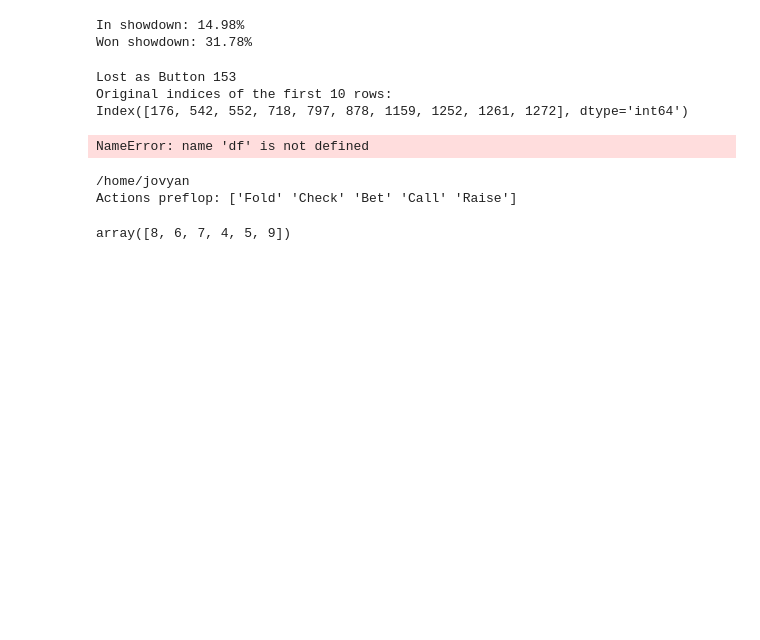
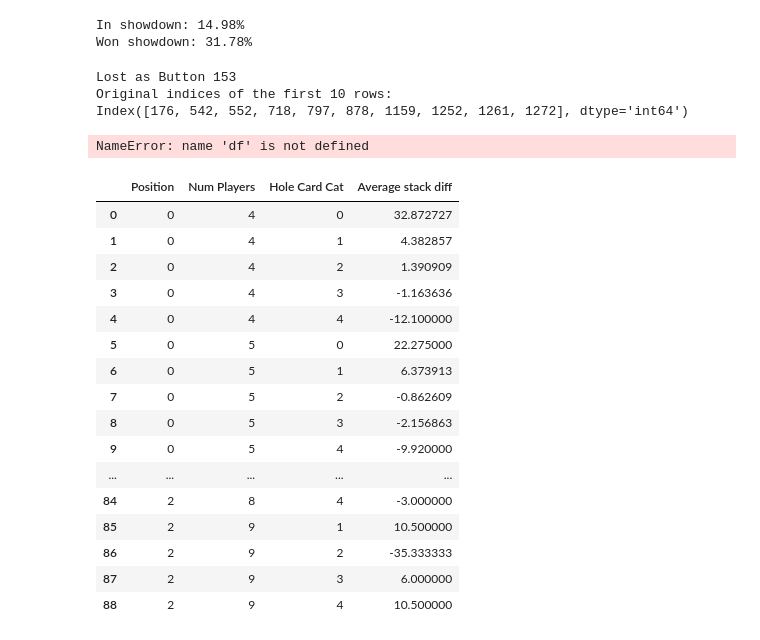
Before and after one commit to eric7237cire/poker_eval, a Jupyter notebook: python/Analyze.ipynb, the cells around one changed output. Drawn from its saved outputs; the diff is of its cells as text; code cells hidden in the pictures; blank space fills up the shorter version.

```diff
--- a/python/Analyze.ipynb
+++ b/python/Analyze.ipynb
@@ -93,36 +93,103 @@ folded_best.head(10)[['HERO_EQ_FLOP', 'HERO_EQ_TURN', 'HERO_EQ_RIVER']] * 100
 NameError: name 'df' is not defined
 # %%
 from pathlib import Path
+from re import S
 import pandas as pd
 import os
 
-print(os.getcwd())
+from arrow import get
+
+# print(os.getcwd())
 
 # Specify the path to your CSV file
 csv_file_path = Path('/home/jovyan/work/hand_history.csv')
 
 # print(list(csv_file_path.parent.iterdir()))
+# From the hole card analysis
+STR_GROUPS =[ "AA, KK, QQ, JJ, TT" ,
+    "AKs, AQs, AJs, ATs, A9s, A8s, AKo, KQs, KJs, KTs, AQo, KQo, AJo, ATo, A9o, 99, 88, 77, 66, 55",
+    "A7s, A6s, A5s, A4s, A3s, A2s, K9s, K8s, K7s, K6s, K5s, K4s, K3s, QJs, QTs, Q9s, Q8s, Q7s, Q6s, KJo, QJo, JTs, J9s, J8s, KTo, QTo, JTo, T9s, K9o, Q9o, J9o, A8o, K8o, Q8o, A7o, K7o, A6o, K6o, A5o, K5o, A4o, 44, A3o, 33, A2o, 22" ,
+    "K2s, Q5s, Q4s, Q3s, Q2s, J7s, J6s, J5s, J4s, J3s, J2s, T8s, T7s, T6s, T5s, T4s, T3s, T2s, T9o, 98s, 97s, 96s, 95s, 94s, J8o, T8o, 98o, 87s, 86s, 85s, Q7o, J7o, T7o, 97o, 87o, 76s, Q6o, J6o, T6o, 96o, Q5o, J5o, T5o, K4o, Q4o, J4o, K3o, Q3o, J3o, K2o, Q2o, J2o",
+    "93s, 92s, 84s, 83s, 82s, 75s, 74s, 73s, 72s, 86o, 76o, 65s, 64s, 63s, 62s, 95o, 85o, 75o, 65o, 54s, 53s, 52s, T4o, 94o, 84o, 74o, 64o, 54o, 43s, 42s, T3o, 93o, 83o, 73o, 63o, 53o, 43o, 32s, T2o, 92o, 82o, 72o, 62o, 52o, 42o, 32o"]
 
+GROUP_SETS = []
+for group in STR_GROUPS:
+    split_trimmed = [x.strip() for x in group.split(',')]
+    GROUP_SETS.append(set(split_trimmed))
 
 # Read the CSV file into a DataFrame
 df = pd.read_csv(csv_file_path)
+
+df['STACK_DIFF'] = df['FINAL_STACK'] - df['INIT_STACK']
 
 df['NODE1'] = (df['POSITION']  / 3).astype(int)
 df['NODE1'].unique()
 
 preflop = df[df['ACT_PREFLOP'].notna()].copy()
 
 preflop['NODE2'] = preflop['PLR_START_PREFLOP'].apply(lambda x: max(4, x))
 preflop['NODE2'].unique()
 
 
 flop = df[df['ACT_FLOP'].notna()].copy()
 
-print("Actions preflop: " + str(flop['ACT_FLOP'].unique()))
+# position is 0 if 1st to act, 1 if in the middle, and 2 if last to act
+def get_position(row):
+    num_players = row['PLR_START_FLOP']
+    players_before = row['PLR_BEFORE_HERO_FLOP']
+
+    if players_before == 0:
+        return 0
+    elif players_before == num_players - 1:
+        return 2
+    elif players_before <= num_players - 2:
+        return 1
+    else:
+        return 4
+
+flop['NODE1'] = flop.apply(lambda x: get_position(x), axis=1)
+
+# print(f"Positions: {flop['NODE1'].unique()}")
 
 flop['NODE2'] = flop['PLR_START_FLOP'].apply(lambda x: max(4, x))
 flop['NODE2'].unique()
+
+def get_group_set(simple_hole_cards: str):
+    for i, group_set in enumerate(GROUP_SETS):
+        if simple_hole_cards in group_set:
+            return i
+    return None
+
+flop['NODE3'] = flop['HOLE_CARDS_SIMPLE'].apply(lambda x: get_group_set(x))
+flop['HOLE_CARDS_SIMPLE'].unique()
+flop['NODE3'].unique()
+
+agg = flop.groupby(['NODE1', 'NODE2', 'NODE3'])['STACK_DIFF'].mean().reset_index()
+
+pd.set_option('display.max_columns', None)  # Show all columns
+pd.set_option('display.max_rows', None)     # Show all rows
+pd.set_option('display.width', None)        # Auto width adjustment
+
+# Example of renaming columns
+agg = agg.rename(columns={'NODE1': 'Position',
+                          'NODE2': 'Num Players', 'NODE3': 'Hole Card Cat', 'STACK_DIFF': 'Average stack diff'})
+
+agg
 # %% [output]
-/home/jovyan
-Actions preflop: ['Fold' 'Check' 'Bet' 'Call' 'Raise']
-array([8, 6, 7, 4, 5, 9])
+|  | Position | Num Players | Hole Card Cat | Average stack diff |
+| 0 | 0 | 4 | 0 | 32.872727 |
+| 1 | 0 | 4 | 1 | 4.382857 |
+| 2 | 0 | 4 | 2 | 1.390909 |
+| 3 | 0 | 4 | 3 | -1.163636 |
+| 4 | 0 | 4 | 4 | -12.100000 |
+| 5 | 0 | 5 | 0 | 22.275000 |
+| 6 | 0 | 5 | 1 | 6.373913 |
+| 7 | 0 | 5 | 2 | -0.862609 |
+| 8 | 0 | 5 | 3 | -2.156863 |
+| 9 | 0 | 5 | 4 | -9.920000 |
+| ... | ... | ... | ... | ... |
+| 84 | 2 | 8 | 4 | -3.000000 |
+| 85 | 2 | 9 | 1 | 10.500000 |
+| 86 | 2 | 9 | 2 | -35.333333 |
+| 87 | 2 | 9 | 3 | 6.000000 |
+| 88 | 2 | 9 | 4 | 10.500000 |
```
Also changed, not shown: 2 other files.
